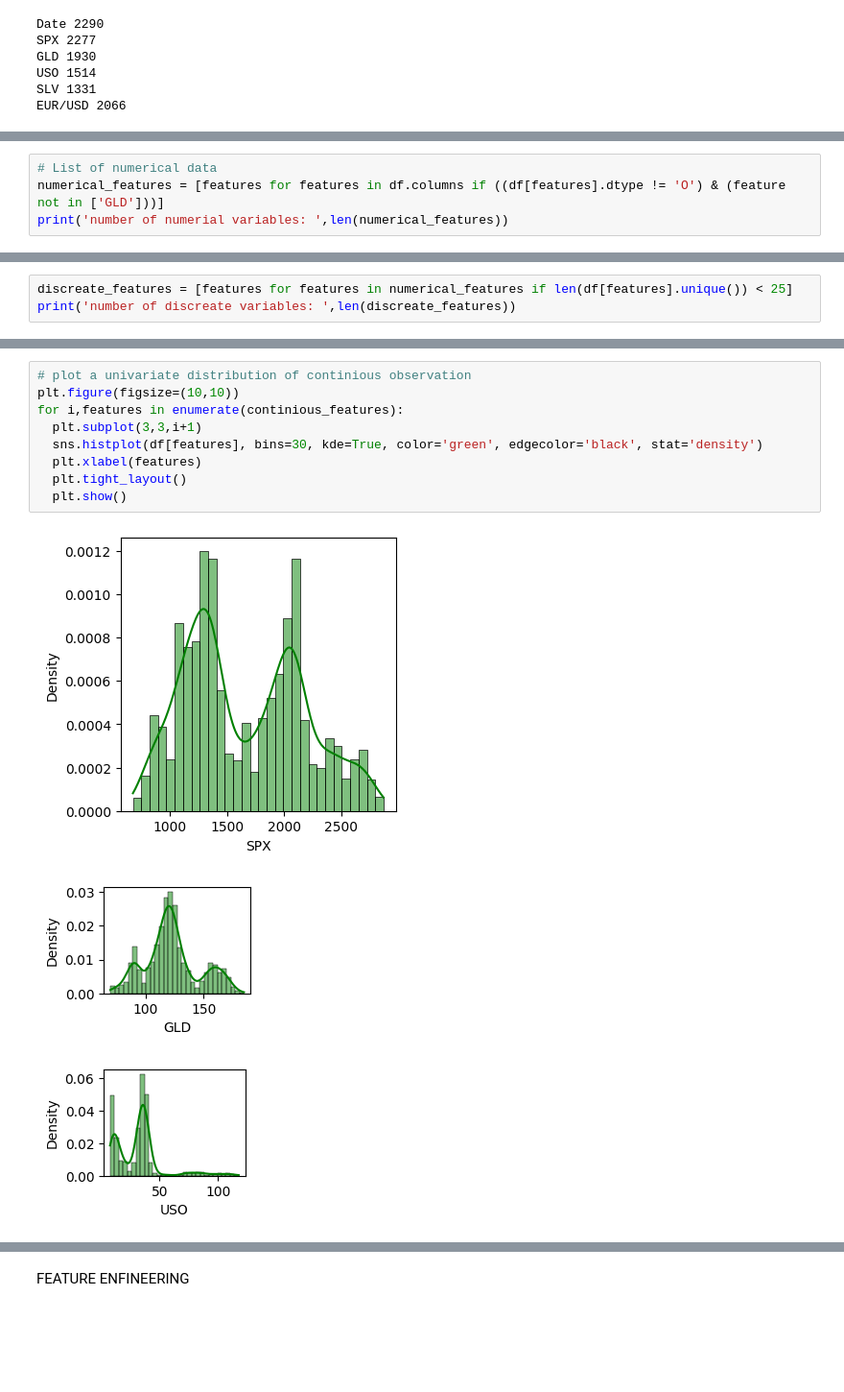
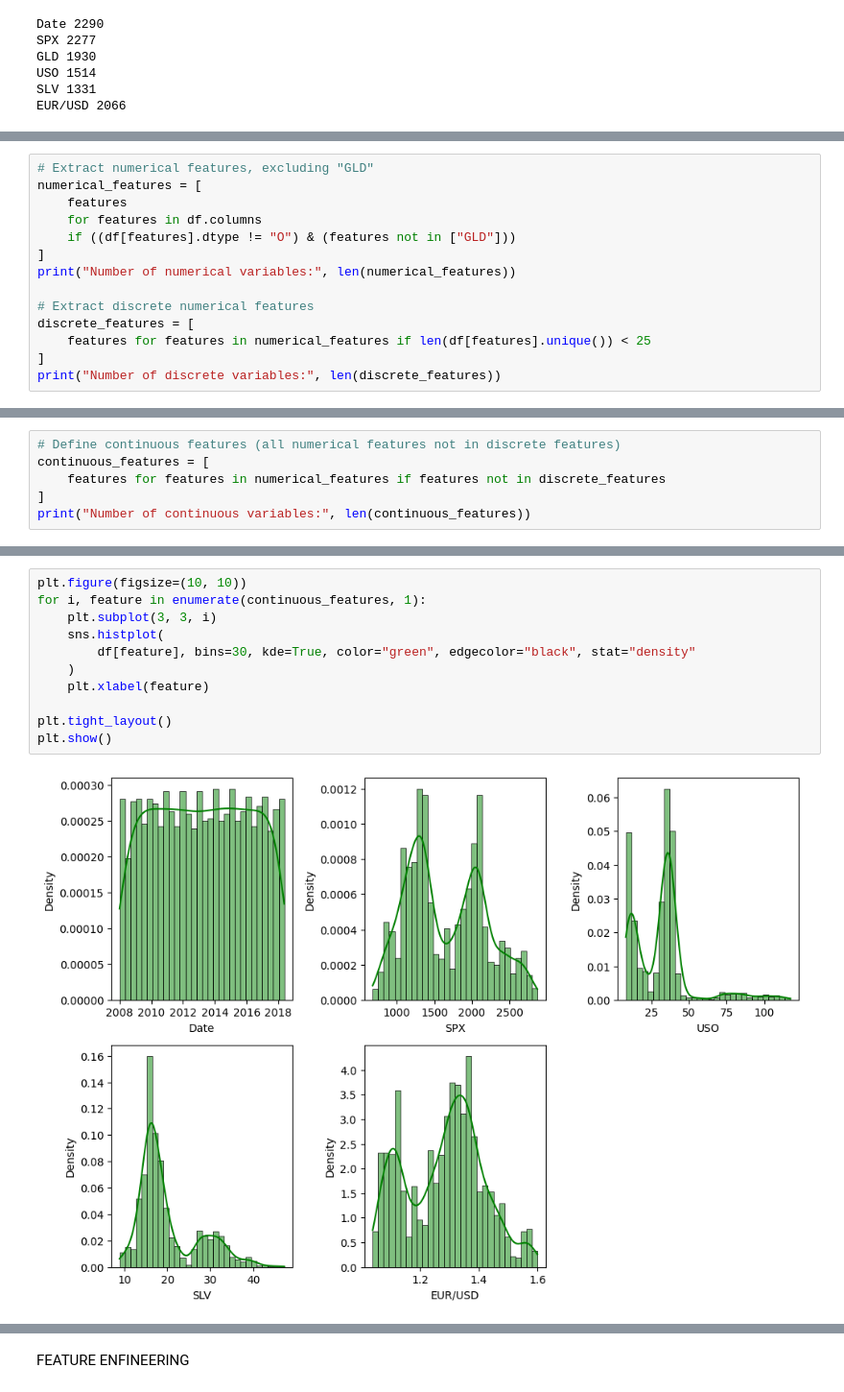
Before and after one commit to aashuchaudhary/GoldpricePred_Project, a Jupyter notebook: gold_price_predictor.ipynb, the cells around one changed output, grey strips where cells are left out. Shown: that part at 96% size. Saved outputs shown, nothing was run; the diff lists cells and outputs as text; blank space fills up the shorter version.

```diff
--- a/gold_price_predictor.ipynb
+++ b/gold_price_predictor.ipynb
@@ -163,5 +159,15 @@ The feature is Date and number of categories are 2290
 # %%
-# List of numerical data
-numerical_features = [features for features in df.columns if ((df[features].dtype != 'O') & (feature not in ['GLD']))]
-print('number of numerial variables: ',len(numerical_features))
+# Extract numerical features, excluding "GLD"
+numerical_features = [
+    features
+    for features in df.columns
+    if ((df[features].dtype != "O") & (features not in ["GLD"]))
+]
+print("Number of numerical variables:", len(numerical_features))
+
+# Extract discrete numerical features
+discrete_features = [
+    features for features in numerical_features if len(df[features].unique()) < 25
+]
+print("Number of discrete variables:", len(discrete_features))
 # %% [output]
@@ -169,4 +176,7 @@ number of numerial variables:  5
 # %%
-discreate_features = [features for features in numerical_features if len(df[features].unique()) < 25]
-print('number of discreate variables: ',len(discreate_features))
+# Define continuous features (all numerical features not in discrete features)
+continuous_features = [
+    features for features in numerical_features if features not in discrete_features
+]
+print("Number of continuous variables:", len(continuous_features))
 # %% [output]
@@ -179,13 +184,13 @@ number of continious variables:  5
 # %%
-# plot a univariate distribution of continious observation
-plt.figure(figsize=(10,10))
-for i,features in enumerate(continious_features):
-  plt.subplot(3,3,i+1)
-  sns.histplot(df[features], bins=30, kde=True, color='green', edgecolor='black', stat='density')
-  plt.xlabel(features)
-  plt.tight_layout()
-  plt.show()
+plt.figure(figsize=(10, 10))
+for i, feature in enumerate(continuous_features, 1):
+    plt.subplot(3, 3, i)
+    sns.histplot(
+        df[feature], bins=30, kde=True, color="green", edgecolor="black", stat="density"
+    )
+    plt.xlabel(feature)
+
+plt.tight_layout()
+plt.show()
 # %% [output]
-[figure, old version]
+[figure, new version]
-[figure, removed]
-[figure, removed]
```
Also changed, not shown: parts of 20 cells of this notebook, 5 other files.
